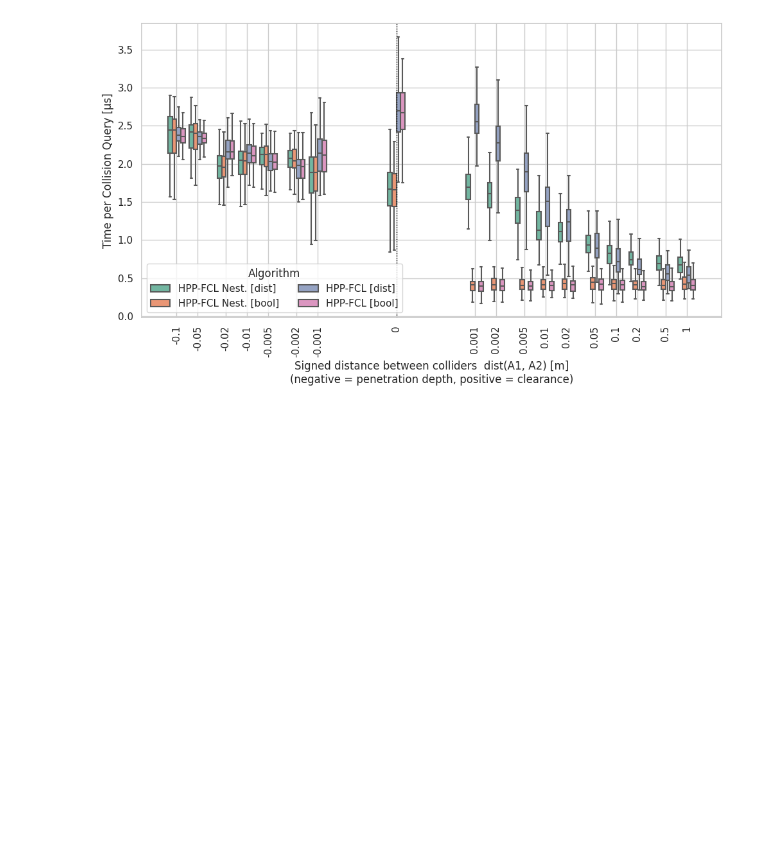
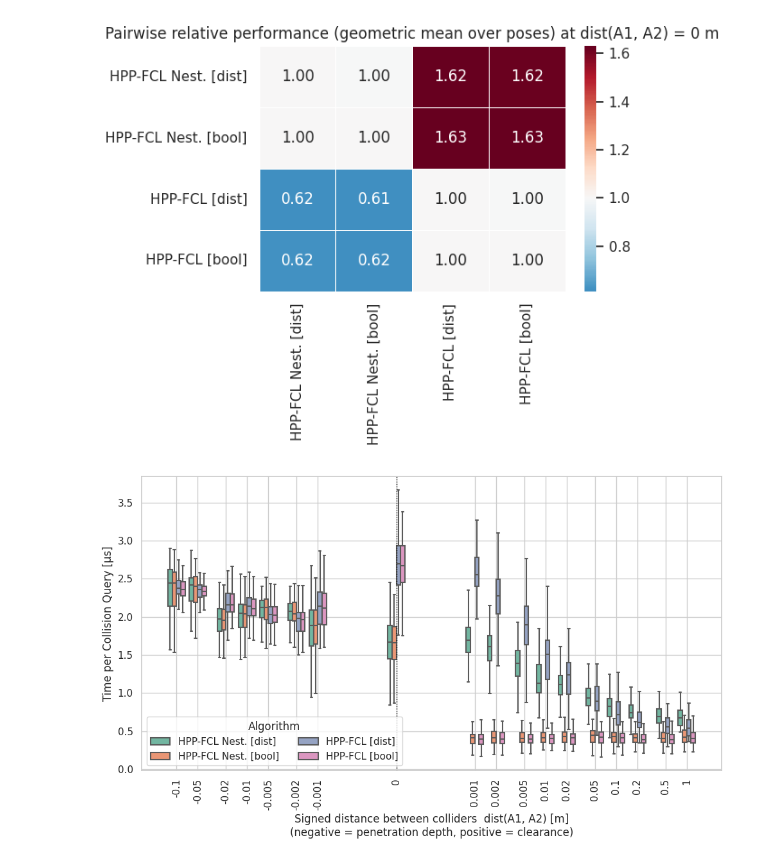
Before and after one commit to ThiloU/collision-comparison, a Jupyter notebook: compare-python/analyze_new/analysis_icospheres_fixed_size_distance_sweep.ipynb, the cells around one changed output. Cells and saved outputs as stored; diff of their text form; code cells hidden in the pictures; blank space fills up the shorter version.

```diff
--- a/compare-python/analyze_new/analysis_icospheres_fixed_size_distance_sweep.ipynb
+++ b/compare-python/analyze_new/analysis_icospheres_fixed_size_distance_sweep.ipynb
@@ -198,3 +149,33 @@ plt.show()
+# %%
+# Shows how much faster [row] algorithm is than the [column] algorithm:
+distance_to_compare = -0.00
+
+available_distances = np.sort(df_long['target_distance'].unique())
+matching_distance = available_distances[np.argmin(np.abs(available_distances - distance_to_compare))]
+assert np.isclose(matching_distance, distance_to_compare)
+
+
+subset = df_long[np.isclose(df_long['target_distance'], matching_distance)]
+
+wide = subset.pivot_table(index='file', columns='PrettyName', values='Value')
+wide = wide.reindex(columns=pretty_names).dropna()
+
+speedup_matrix = pd.DataFrame(index=pretty_names, columns=pretty_names, dtype=float)
+for row_algo in pretty_names:
+    for col_algo in pretty_names:
+        ratios = wide[col_algo] / wide[row_algo]
+        speedup_matrix.loc[row_algo, col_algo] = stats.gmean(ratios)
+
+fig, ax = plt.subplots(figsize=(1.5 + 1.2 * len(pretty_names), 1 + 1.0 * len(pretty_names)))
+sns.heatmap(
+    speedup_matrix.astype(float), annot=True, fmt=".2f", cmap="RdBu_r", center=1.0,
+    linewidths=0.5, linecolor='white', ax=ax
+)
+ax.set_title(f"Pairwise relative performance (geometric mean over poses) at dist(A1, A2) = {matching_distance:g} m")
+plt.tight_layout()
+plt.show()
+# %% [output]
+[figure, added]
 # %%
 # plot one box plot per distance value
 fig, ax = plt.subplots(figsize=(10, 6))
```
Also changed, not shown: parts of 4 cells of this notebook, 3 other files.
